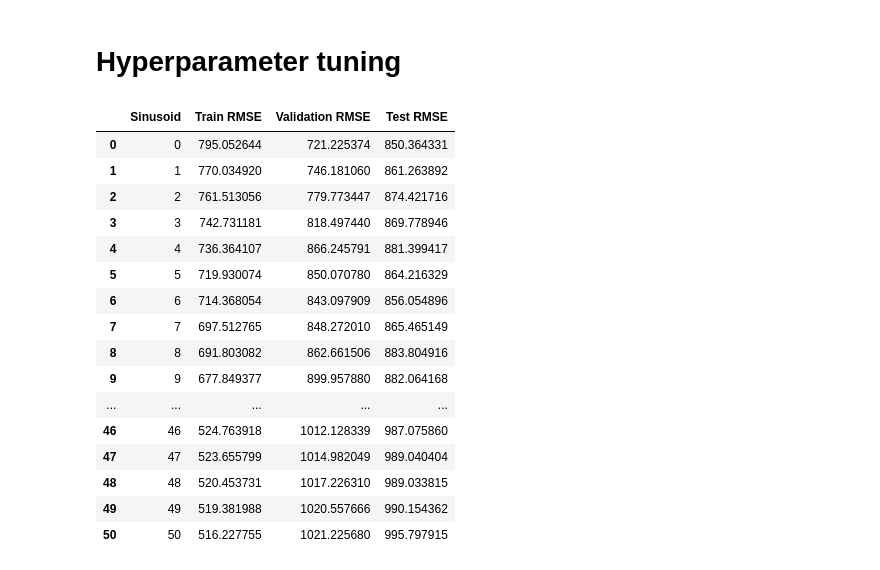
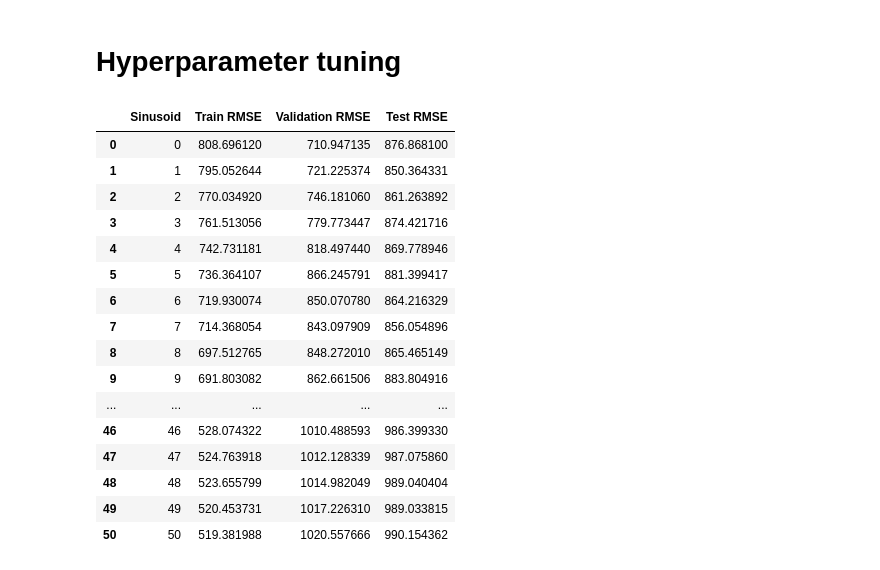
Before and after one commit to Divixity/Datavidenskab-P6, a Jupyter notebook: Development/fast_fourier_transform.ipynb, the cells around one changed output. Drawn from its saved outputs; the diff is of its cells as text; code cells hidden in the pictures.

```diff
--- a/Development/fast_fourier_transform.ipynb
+++ b/Development/fast_fourier_transform.ipynb
@@ -19,7 +19,6 @@ TRAIN_INDEX, VALIDATION_INDEX, TEST_INDEX = list(range(0, len(TRAIN))), list(ran
 def fourierExtrapolation(data: np.array, number_of_predictions: int, n_sinusoids: int) -> np.array:
     """
     Predict {number_of_predictions} observations after the index data.size of {data}, using {n_sinusoids} sinusoids.
-    :param trend:
     :param data: The data on which to train the model. Corresponds to {_x = x_0, x_1, ... x_(n-1)} in the theory
     :param number_of_predictions: The amount of predictions to output. Corresponds to {x_((n-1)+1), x_((n-1)+2), ..., x_((n-1)+{number_of_predictions})}
     :param n_sinusoids: The amount of sinusoids on which to base the predictions. I.e. the data probably contains many sinusoids, but we only wish to make predictions based on the {n_sinusoids} largest frequencies.
@@ -43,14 +42,18 @@ def fourierExtrapolation(data: np.array, number_of_predictions: int, n_sinusoids
     sample_index = np.arange(0, data_size + number_of_predictions)  # sample_index = {0, 1, ..., n-1, n, n+1, ..., (n-1)+number_of_predictions}
     x_restored_sig = np.zeros(sample_index.size)  # Prepare a numpy array to receive x reconstructed from its Fourier Transform
 
-    for i in indexes[:1 + n_sinusoids]:
-        amplitude = np.absolute(X_frequency_domain[i]) / data_size   # amplitude
-        phase = np.angle(X_frequency_domain[i])                      # phase
+
+    if n_sinusoids == 0:
+        return x_restored_sig + data.mean() + linear_trend[0] * sample_index
+
+    for i in indexes[:n_sinusoids]:
+        amplitude = np.absolute(X_frequency_domain[i])
+        phase = np.angle(X_frequency_domain[i])
         x_restored_sig += amplitude * np.cos(2 * np.pi * frequencies[i] * sample_index + phase)
 
-    x_restored = x_restored_sig + linear_trend[0] * sample_index
+    x_restored = 1 / data_size * x_restored_sig + linear_trend[0] * sample_index
 
-    return x_restored[:data_size], x_restored[data_size:-TEST.size], x_restored[:TEST.size]
+    return x_restored
 # %%
 x = TRAIN
 n_predict = VALIDATION.size
@@ -96,35 +99,35 @@ n_predict = VALIDATION.size
 # %%
 data_loss = []
 for sinusoid in list(range(0, 51)):
     predictions = fourierExtrapolation(data=x,
                                        number_of_predictions=n_predict + TEST.size,
                                        n_sinusoids=sinusoid)
-    train_loss = np.sqrt(mean_squared_error(predictions[0], TRAIN))
-    validation_loss = np.sqrt(mean_squared_error(predictions[1], VALIDATION))
-    test_loss = np.sqrt(mean_squared_error(predictions[2], TEST))
+    train_loss = np.sqrt(mean_squared_error(predictions[:TRAIN.size], TRAIN))
+    validation_loss = np.sqrt(mean_squared_error(predictions[TRAIN.size:-TEST.size], VALIDATION))
+    test_loss = np.sqrt(mean_squared_error(predictions[:TEST.size], TEST))
 
     data_loss.append([sinusoid, train_loss, validation_loss, test_loss])
 
 df_loss = pd.DataFrame(data=data_loss, columns=["Sinusoid", "Train RMSE", "Validation RMSE", "Test RMSE"])
 df_loss
 # %% [output]
 |  | Sinusoid | Train RMSE | Validation RMSE | Test RMSE |
-| 0 | 0 | 795.052644 | 721.225374 | 850.364331 |
-| 1 | 1 | 770.034920 | 746.181060 | 861.263892 |
-| 2 | 2 | 761.513056 | 779.773447 | 874.421716 |
-| 3 | 3 | 742.731181 | 818.497440 | 869.778946 |
-| 4 | 4 | 736.364107 | 866.245791 | 881.399417 |
-| 5 | 5 | 719.930074 | 850.070780 | 864.216329 |
-| 6 | 6 | 714.368054 | 843.097909 | 856.054896 |
-| 7 | 7 | 697.512765 | 848.272010 | 865.465149 |
-| 8 | 8 | 691.803082 | 862.661506 | 883.804916 |
-| 9 | 9 | 677.849377 | 899.957880 | 882.064168 |
+| 0 | 0 | 808.696120 | 710.947135 | 876.868100 |
+| 1 | 1 | 795.052644 | 721.225374 | 850.364331 |
+| 2 | 2 | 770.034920 | 746.181060 | 861.263892 |
+| 3 | 3 | 761.513056 | 779.773447 | 874.421716 |
+| 4 | 4 | 742.731181 | 818.497440 | 869.778946 |
+| 5 | 5 | 736.364107 | 866.245791 | 881.399417 |
+| 6 | 6 | 719.930074 | 850.070780 | 864.216329 |
+| 7 | 7 | 714.368054 | 843.097909 | 856.054896 |
+| 8 | 8 | 697.512765 | 848.272010 | 865.465149 |
+| 9 | 9 | 691.803082 | 862.661506 | 883.804916 |
 | ... | ... | ... | ... | ... |
-| 46 | 46 | 524.763918 | 1012.128339 | 987.075860 |
-| 47 | 47 | 523.655799 | 1014.982049 | 989.040404 |
-| 48 | 48 | 520.453731 | 1017.226310 | 989.033815 |
-| 49 | 49 | 519.381988 | 1020.557666 | 990.154362 |
-| 50 | 50 | 516.227755 | 1021.225680 | 995.797915 |
+| 46 | 46 | 528.074322 | 1010.488593 | 986.399330 |
+| 47 | 47 | 524.763918 | 1012.128339 | 987.075860 |
+| 48 | 48 | 523.655799 | 1014.982049 | 989.040404 |
+| 49 | 49 | 520.453731 | 1017.226310 | 989.033815 |
+| 50 | 50 | 519.381988 | 1020.557666 | 990.154362 |
 # %%
 fig = px.line(df_loss, x="Sinusoid", y=["Train RMSE", "Validation RMSE"], labels={"variable": ""}, color_discrete_sequence=["rgba(234,143,129,0.5)", "rgb(32,115,171)"])
 
```
Also changed, not shown: parts of 3 cells of this notebook.
